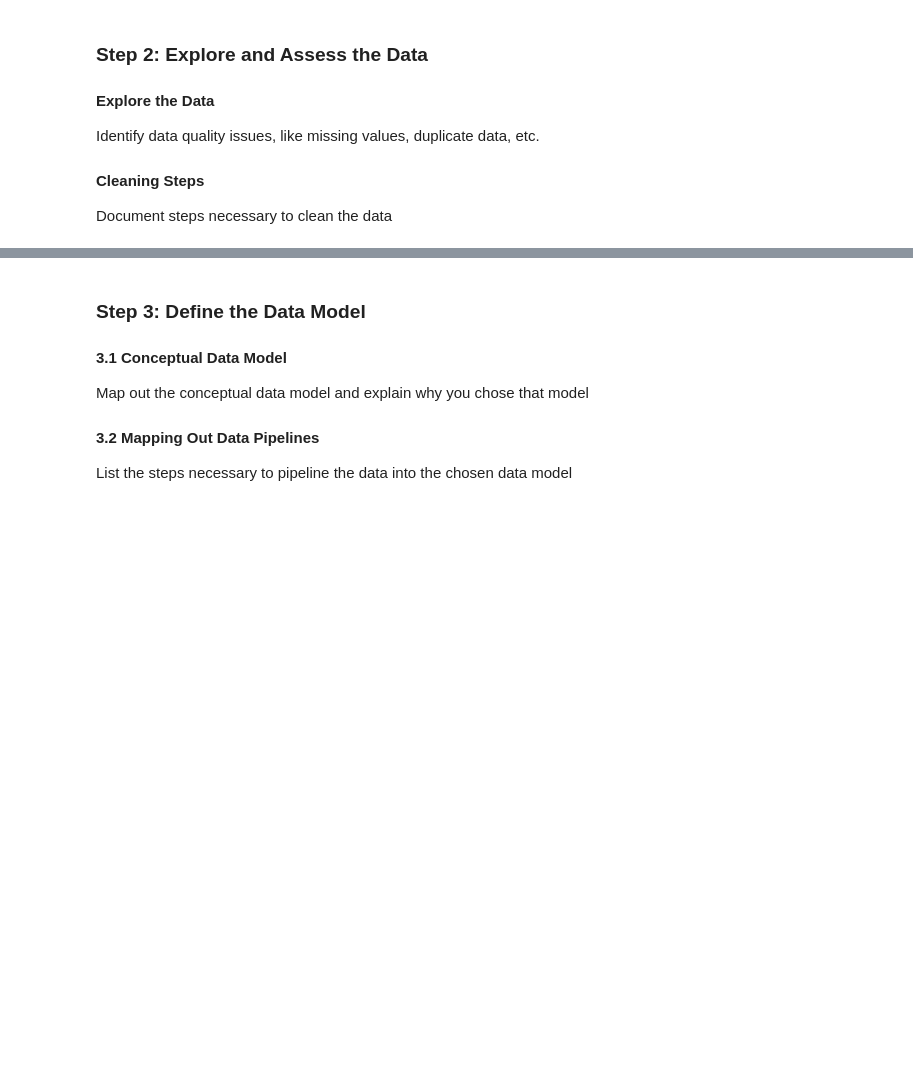
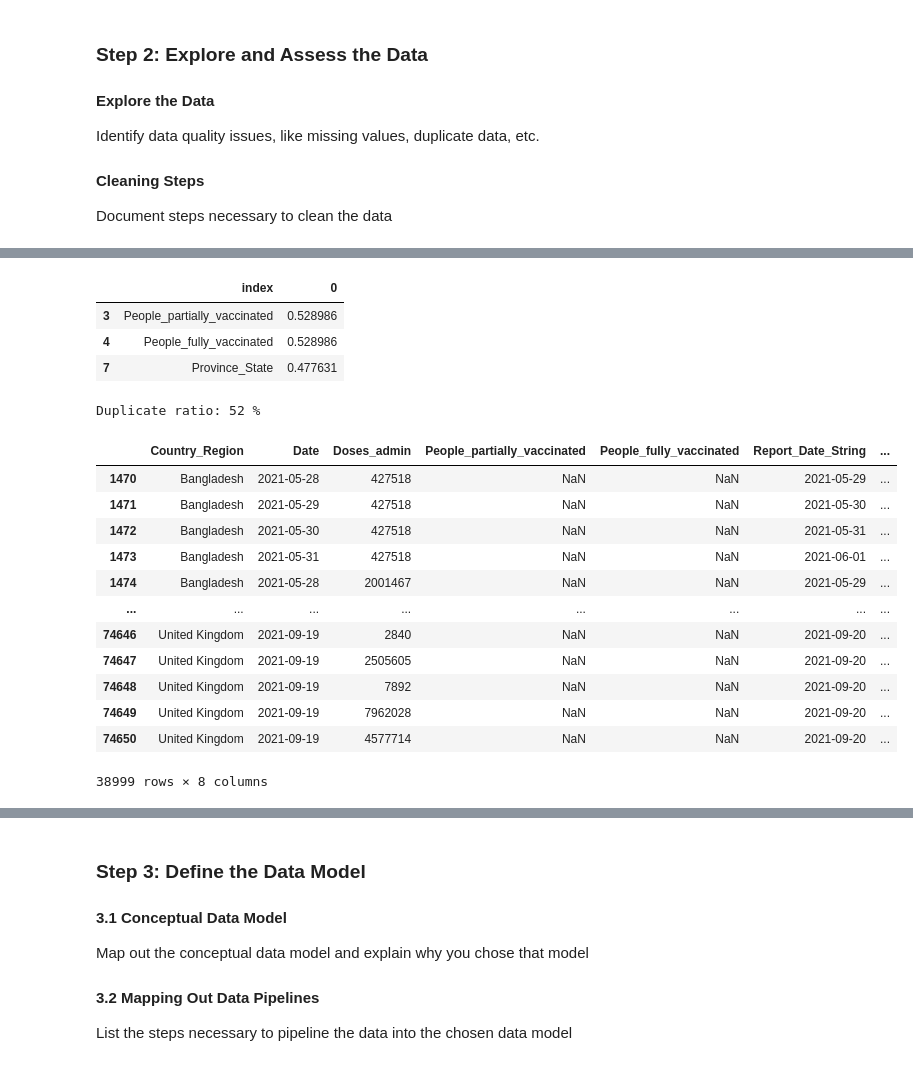
Before and after one commit to mzsrtgzr2/DataEngCapstone, a Jupyter notebook: Lab.ipynb, the cells around one changed output, grey strips where cells are left out. Cells and saved outputs as stored; diff of their text form; code cells hidden in the pictures; blank space fills up the shorter version.

```diff
--- a/Lab.ipynb
+++ b/Lab.ipynb
@@ -76,0 +219,24 @@ Document steps necessary to clean the data
+# %%
+describe_nulls(df_vaccinations_global)
+# %% [output]
+|  | index | 0 |
+| 3 | People_partially_vaccinated | 0.528986 |
+| 4 | People_fully_vaccinated | 0.528986 |
+| 7 | Province_State | 0.477631 |
+# %%
+describe_duplicates(df_vaccinations_global, ('Date', 'Country_Region'))
+# %% [output]
+Duplicate ratio: 52 %
+|  | Country_Region | Date | Doses_admin | People_partially_vaccinated | People_fully_vaccinated | Report_Date_String | ... |
+| 1470 | Bangladesh | 2021-05-28 | 427518 | NaN | NaN | 2021-05-29 | ... |
+| 1471 | Bangladesh | 2021-05-29 | 427518 | NaN | NaN | 2021-05-30 | ... |
+| 1472 | Bangladesh | 2021-05-30 | 427518 | NaN | NaN | 2021-05-31 | ... |
+| 1473 | Bangladesh | 2021-05-31 | 427518 | NaN | NaN | 2021-06-01 | ... |
+| 1474 | Bangladesh | 2021-05-28 | 2001467 | NaN | NaN | 2021-05-29 | ... |
+| ... | ... | ... | ... | ... | ... | ... | ... |
+| 74646 | United Kingdom | 2021-09-19 | 2840 | NaN | NaN | 2021-09-20 | ... |
+| 74647 | United Kingdom | 2021-09-19 | 2505605 | NaN | NaN | 2021-09-20 | ... |
+| 74648 | United Kingdom | 2021-09-19 | 7892 | NaN | NaN | 2021-09-20 | ... |
+| 74649 | United Kingdom | 2021-09-19 | 7962028 | NaN | NaN | 2021-09-20 | ... |
+| 74650 | United Kingdom | 2021-09-19 | 4577714 | NaN | NaN | 2021-09-20 | ... |
+38999 rows × 8 columns
```
Also changed, not shown: parts of 38 cells of this notebook, 6 other files.
